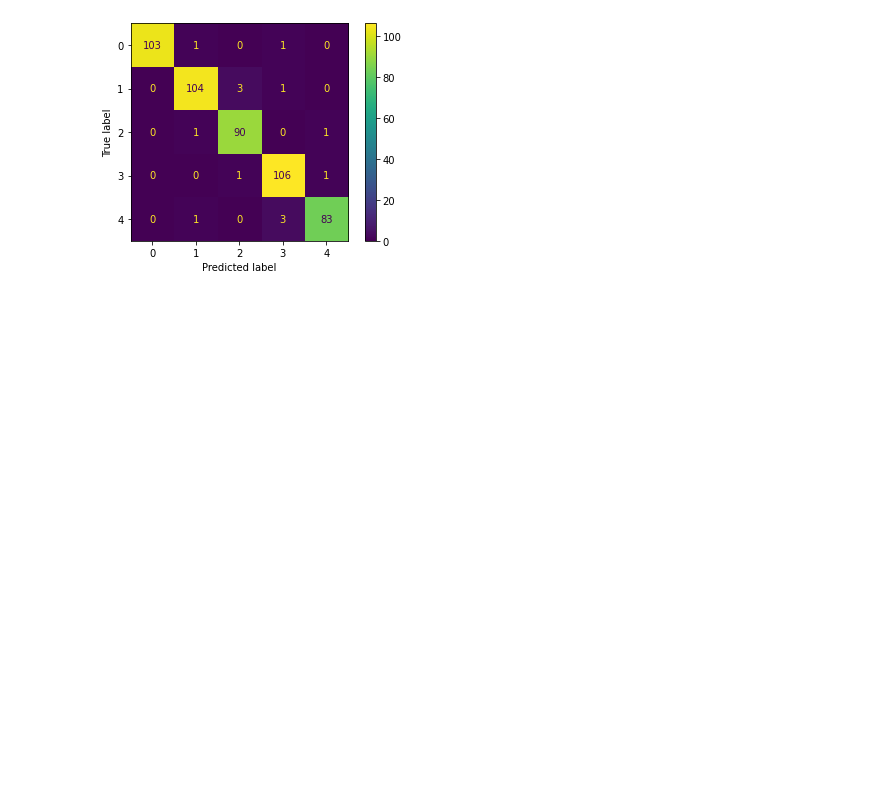
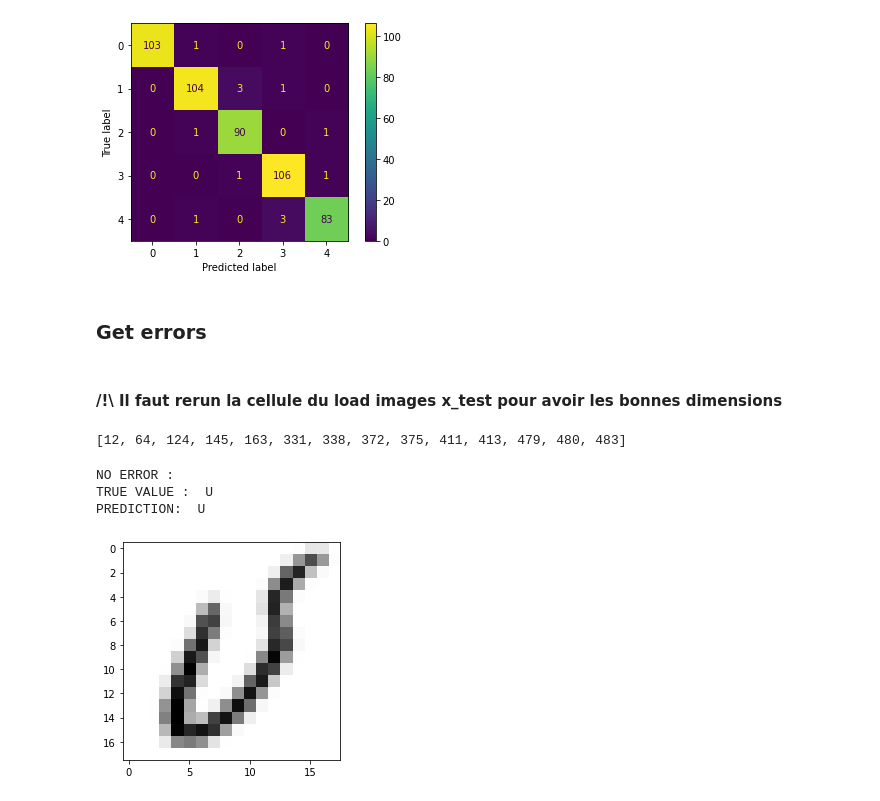
Before and after one commit to crazyjeannot/machine_learning_validation, a Jupyter notebook: 01_KMeans_&_KNN.ipynb, the cells around one changed output. Cells and saved outputs as stored; diff of their text form; code cells hidden in the pictures; blank space fills up the shorter version.

```diff
--- a/01_KMeans_&_KNN.ipynb
+++ b/01_KMeans_&_KNN.ipynb
@@ -235,3 +281,7 @@ disp.plot()
 # %% [output]
 <sklearn.metrics._plot.confusion_matrix.ConfusionMatrixDisplay at 0x...>
 [figure]
+# %% [markdown]
+### Get errors
+# %% [markdown]
+#### /!\ Il faut rerun la cellule du load images x_test pour avoir les bonnes dimensions
@@ -237,0 +290,14 @@ disp.plot()
+# %%
+list_indice_errors
+# %% [output]
+[12, 64, 124, 145, 163, 331, 338, 372, 375, 411, 413, 479, 480, 483]
+# %%
+print("NO ERROR :")
+plt.imshow(x_test[5],cmap ="gray")
+print("TRUE VALUE : ", y_test[5])
+print("PREDICTION: ", preds[5])
+# %% [output]
+NO ERROR :
+TRUE VALUE :  U
+PREDICTION:  U
+[figure, added]
```
Also changed, not shown: parts of 23 cells of this notebook.
